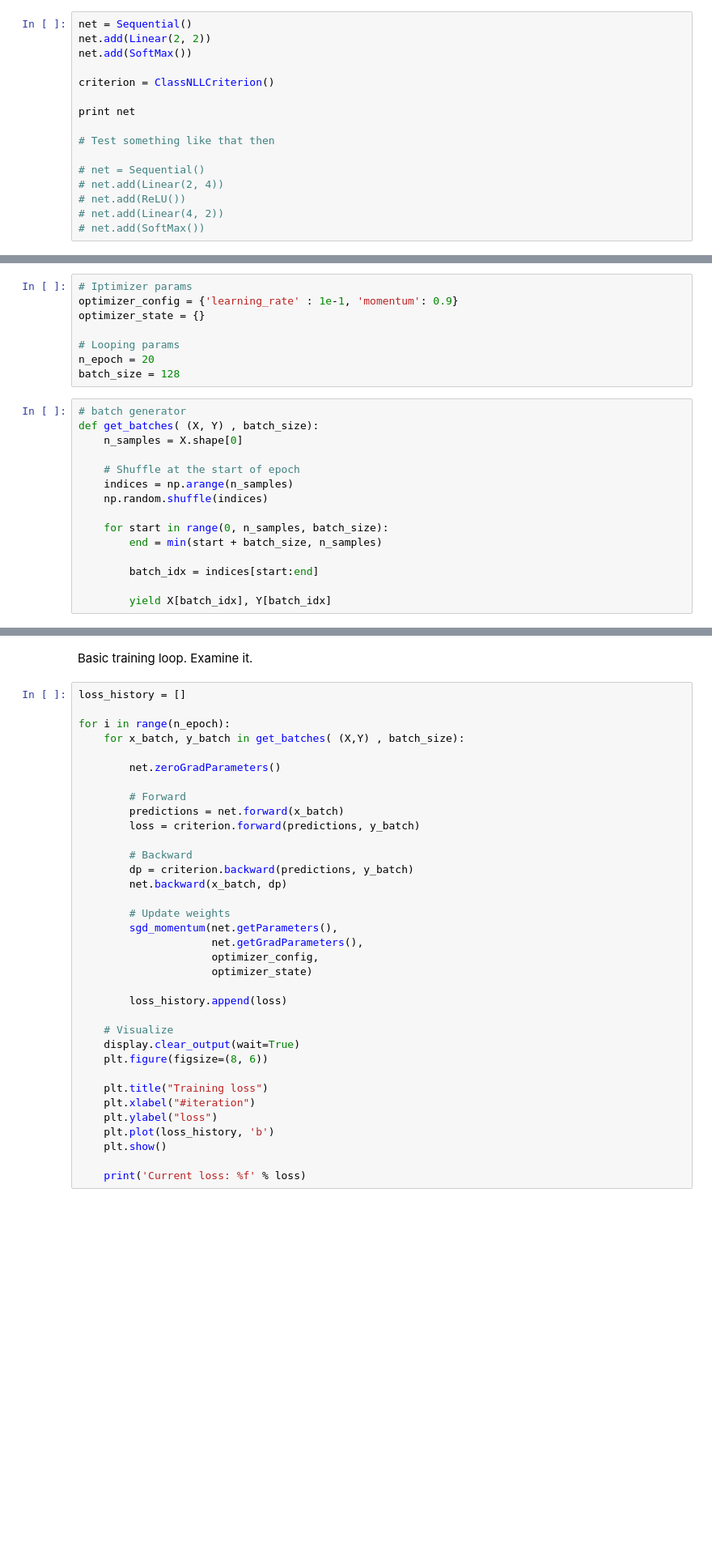
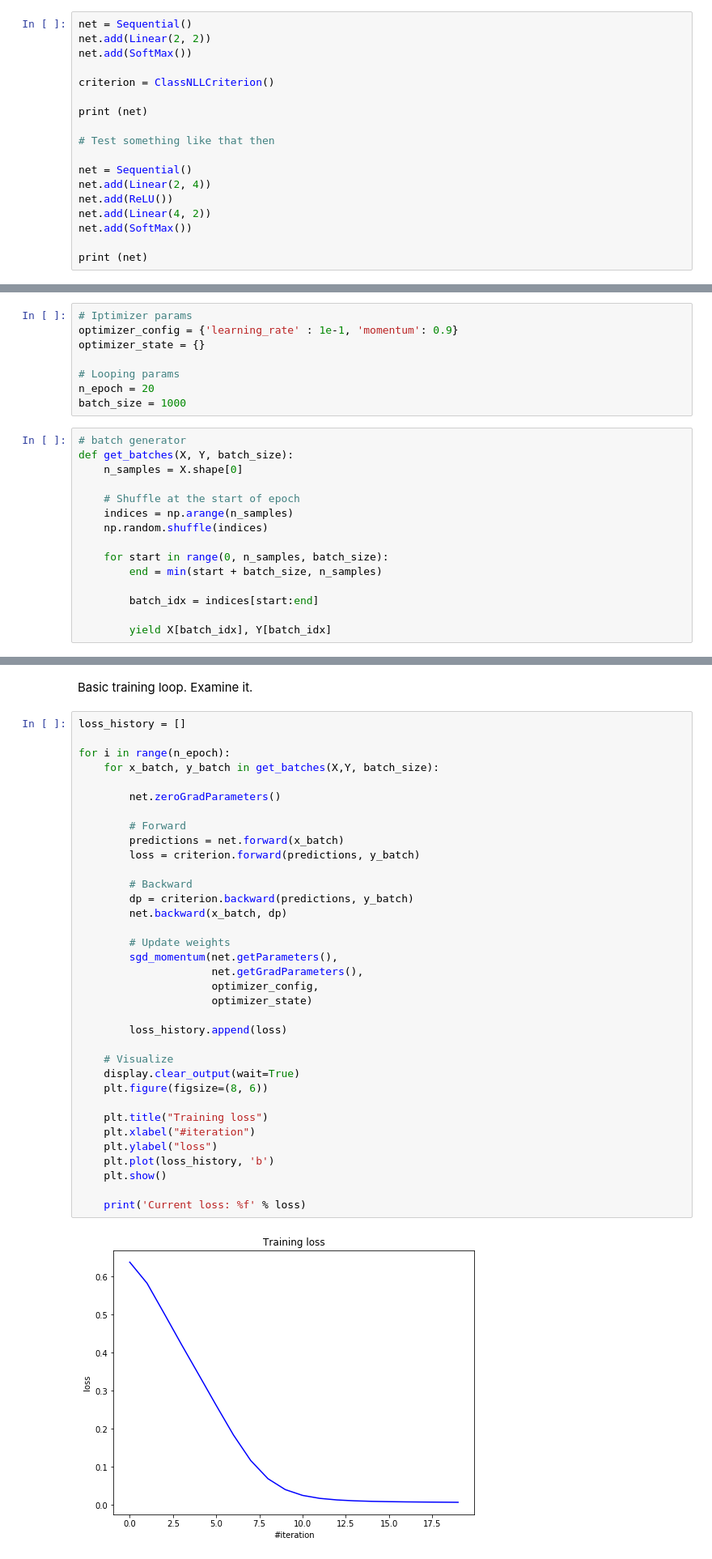
Before and after one commit to Gezort/YSDA_deeplearning17, a Jupyter notebook: Seminar3/HW3_main.ipynb, the cells around one changed output, grey strips where cells are left out. Shown at 81% size. Saved outputs shown, nothing was run; the diff lists cells and outputs as text; blank space fills up the shorter version.

```diff
--- a/Seminar3/HW3_main.ipynb
+++ b/Seminar3/HW3_main.ipynb
@@ -100,12 +103,14 @@ net.add(SoftMax())
 
 criterion = ClassNLLCriterion()
 
-print net
+print (net)
 
 # Test something like that then
 
-# net = Sequential()
-# net.add(Linear(2, 4))
-# net.add(ReLU())
-# net.add(Linear(4, 2))
-# net.add(SoftMax())
+net = Sequential()
+net.add(Linear(2, 4))
+net.add(ReLU())
+net.add(Linear(4, 2))
+net.add(SoftMax())
+
+print (net)
@@ -118,10 +131,10 @@ optimizer_state = {}
 
 # Looping params
 n_epoch = 20
-batch_size = 128
+batch_size = 1000
 # %%
 # batch generator
-def get_batches( (X, Y) , batch_size):
+def get_batches(X, Y, batch_size):
     n_samples = X.shape[0]
 
     # Shuffle at the start of epoch
@@ -142,34 +155,36 @@ Basic training loop. Examine it.
 loss_history = []
 
 for i in range(n_epoch):
-    for x_batch, y_batch in get_batches( (X,Y) , batch_size):
+    for x_batch, y_batch in get_batches(X,Y, batch_size):
 
         net.zeroGradParameters()
 
         # Forward
         predictions = net.forward(x_batch)
         loss = criterion.forward(predictions, y_batch)
 
         # Backward
         dp = criterion.backward(predictions, y_batch)
         net.backward(x_batch, dp)
 
         # Update weights
         sgd_momentum(net.getParameters(),
                      net.getGradParameters(),
                      optimizer_config,
                      optimizer_state)
 
         loss_history.append(loss)
 
     # Visualize
     display.clear_output(wait=True)
     plt.figure(figsize=(8, 6))
 
     plt.title("Training loss")
     plt.xlabel("#iteration")
     plt.ylabel("loss")
     plt.plot(loss_history, 'b')
     plt.show()
 
     print('Current loss: %f' % loss)
+# %% [output]
+[figure, added]
```
Also changed, not shown: parts of 22 cells of this notebook, 3 other files.
